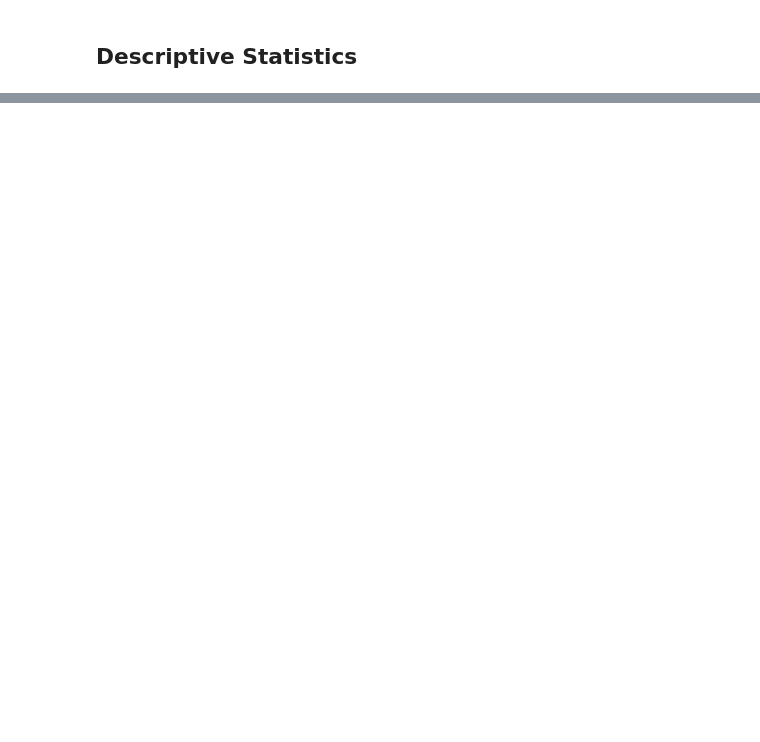
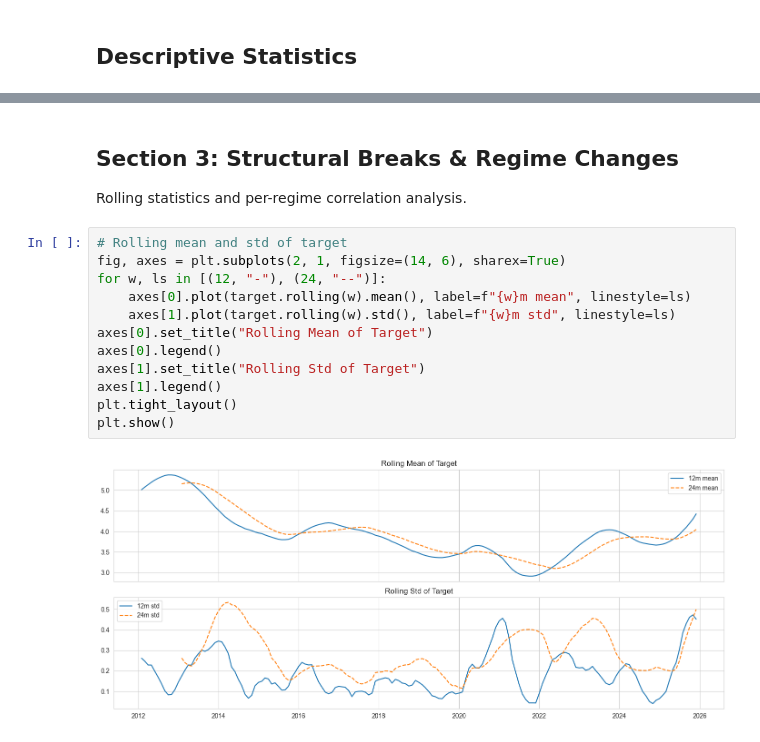
Before and after one commit to BrunoRaphaell/nowcasting, a Jupyter notebook: notebooks/01_eda.ipynb, the cells around one changed output, grey strips where cells are left out. Saved outputs shown, nothing was run; the diff lists cells and outputs as text; blank space fills up the shorter version.

```diff
--- a/notebooks/01_eda.ipynb
+++ b/notebooks/01_eda.ipynb
@@ -42,0 +292,18 @@ panel.describe()
+# %% [markdown]
+## Section 3: Structural Breaks & Regime Changes
+
+Rolling statistics and per-regime correlation analysis.
+# %%
+# Rolling mean and std of target
+fig, axes = plt.subplots(2, 1, figsize=(14, 6), sharex=True)
+for w, ls in [(12, "-"), (24, "--")]:
+    axes[0].plot(target.rolling(w).mean(), label=f"{w}m mean", linestyle=ls)
+    axes[1].plot(target.rolling(w).std(), label=f"{w}m std", linestyle=ls)
+axes[0].set_title("Rolling Mean of Target")
+axes[0].legend()
+axes[1].set_title("Rolling Std of Target")
+axes[1].legend()
+plt.tight_layout()
+plt.show()
+# %% [output]
+[figure, added]
```
Also changed, not shown: parts of 46 cells of this notebook.
